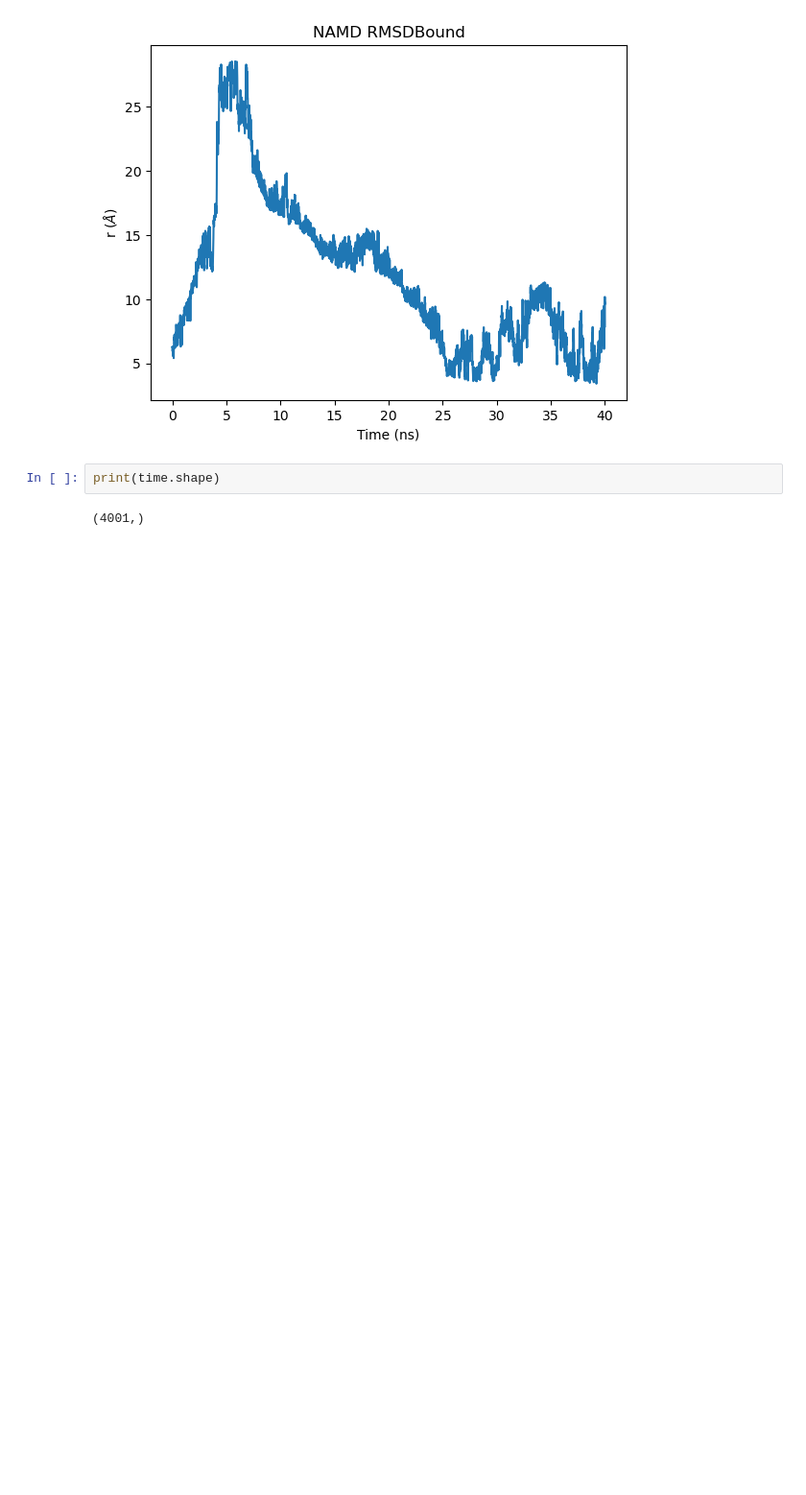
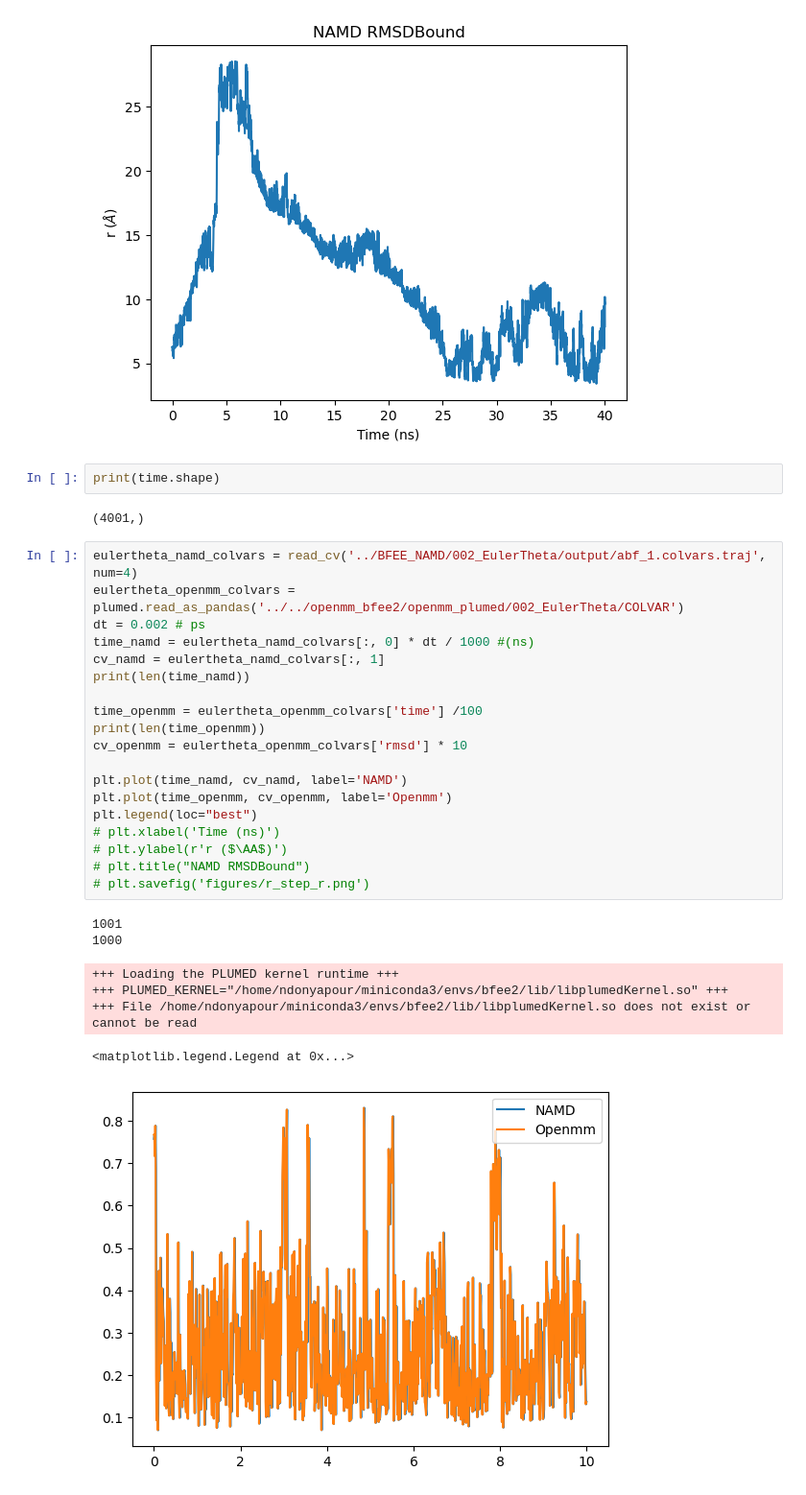
Before and after one commit to ndonyapour/BFEE2_NAMD, a Jupyter notebook: analysis/colvars.ipynb, the cells around one changed output. Shown at 96% size. Drawn from its saved outputs; the diff is of its cells as text; blank space fills up the shorter version.

```diff
--- a/analysis/colvars.ipynb
+++ b/analysis/colvars.ipynb
@@ -89,3 +90,30 @@ plt.savefig('figures/r_step_r.png')
 print(time.shape)
 # %% [output]
 (4001,)
+# %%
+eulertheta_namd_colvars = read_cv('../BFEE_NAMD/002_EulerTheta/output/abf_1.colvars.traj', num=4)
+eulertheta_openmm_colvars = plumed.read_as_pandas('../../openmm_bfee2/openmm_plumed/002_EulerTheta/COLVAR')
+dt = 0.002 # ps
+time_namd = eulertheta_namd_colvars[:, 0] * dt / 1000 #(ns)
+cv_namd = eulertheta_namd_colvars[:, 1]
+print(len(time_namd))
+
+time_openmm = eulertheta_openmm_colvars['time'] /100
+print(len(time_openmm))
+cv_openmm = eulertheta_openmm_colvars['rmsd'] * 10
+
+plt.plot(time_namd, cv_namd, label='NAMD')
+plt.plot(time_openmm, cv_openmm, label='Openmm')
+plt.legend(loc="best")
+# plt.xlabel('Time (ns)')
+# plt.ylabel(r'r ($\AA$)')
+# plt.title("NAMD RMSDBound")
+# plt.savefig('figures/r_step_r.png')
+# %% [output]
+1001
+1000
++++ Loading the PLUMED kernel runtime +++
++++ PLUMED_KERNEL="/home/ndonyapour/miniconda3/envs/bfee2/lib/libplumedKernel.so" +++
++++ File /home/ndonyapour/miniconda3/envs/bfee2/lib/libplumedKernel.so does not exist or cannot be read
+<matplotlib.legend.Legend at 0x...>
+[figure, added]
```
Also changed, not shown: parts of 5 cells of this notebook, 10 other files.
